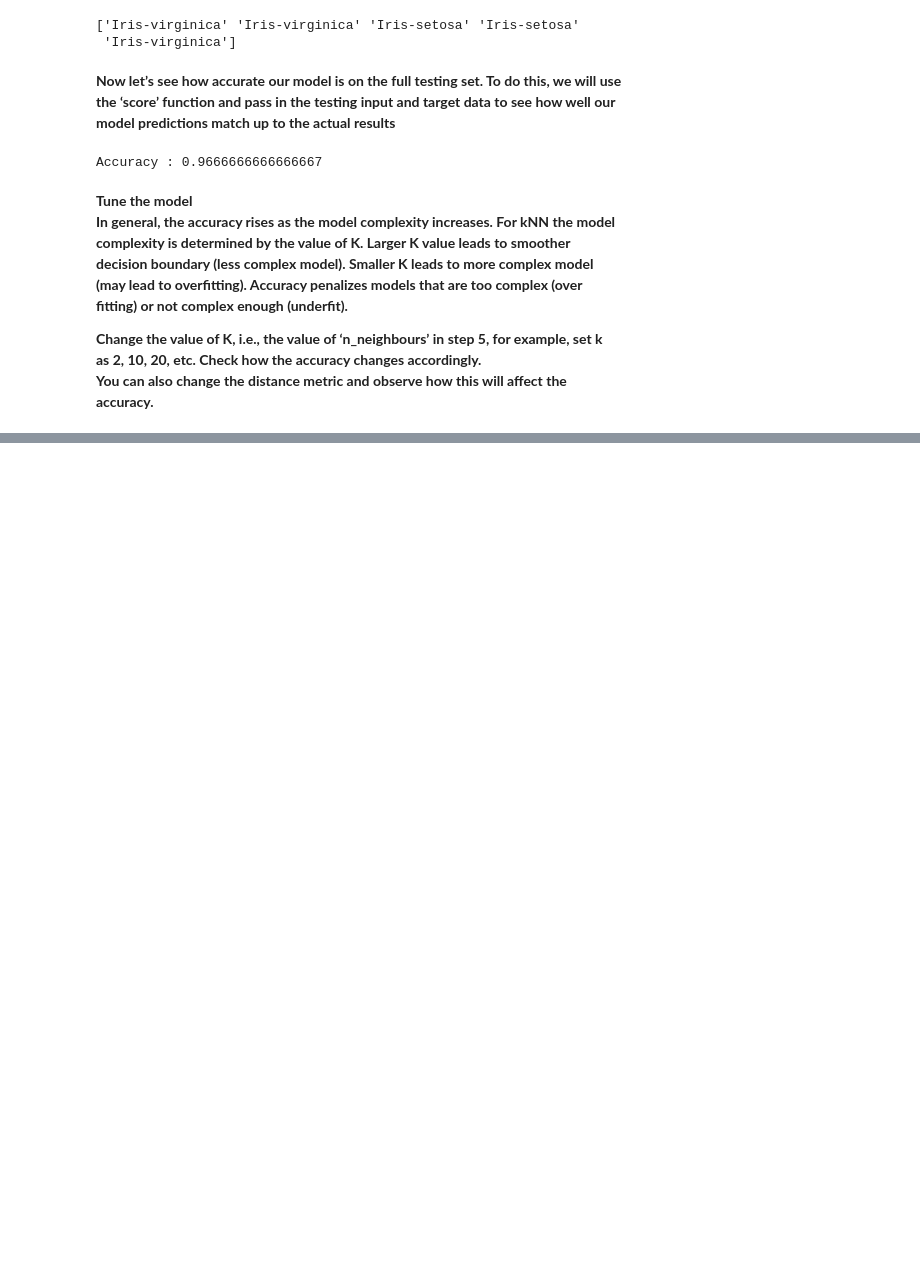
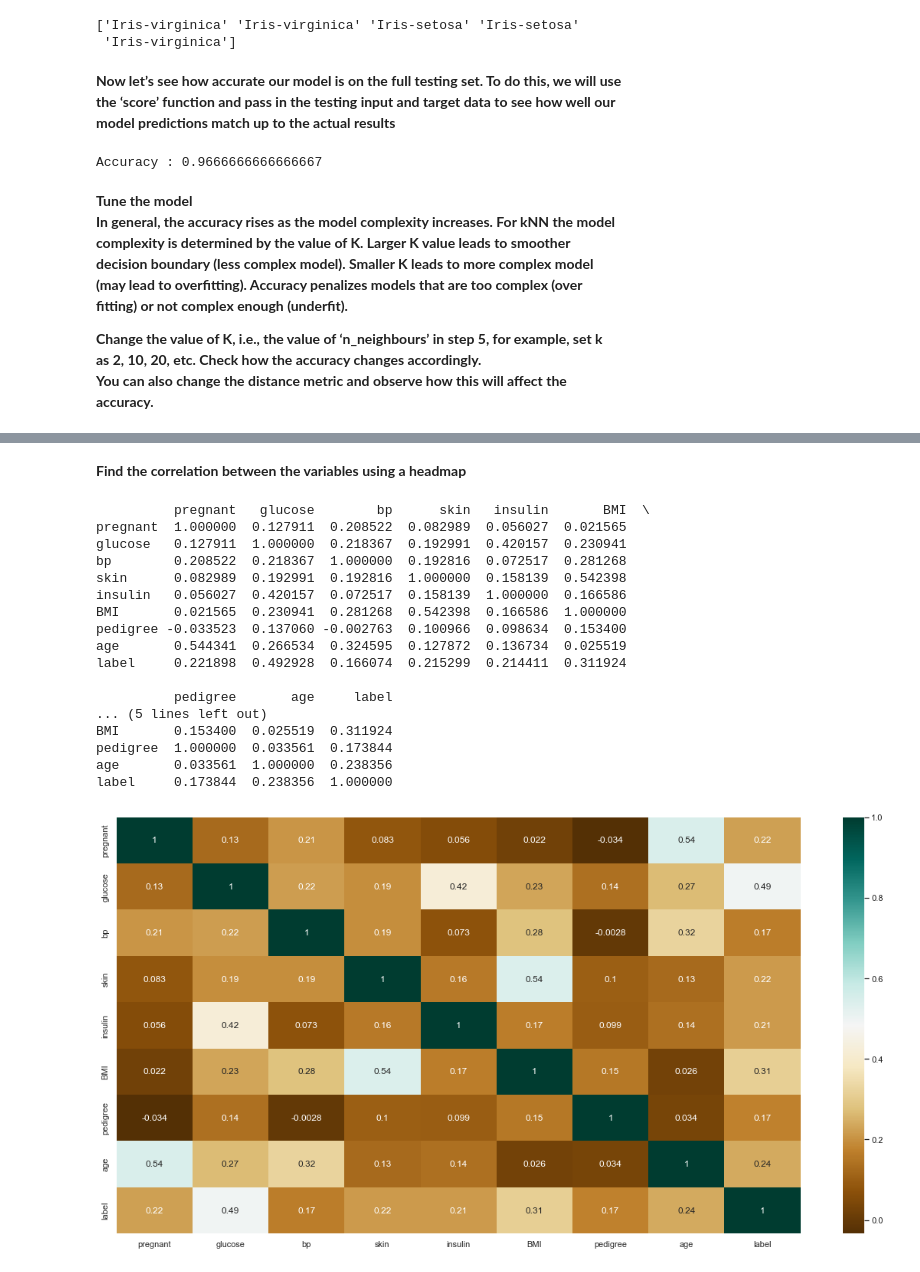
Before and after one commit to JamesDoak/BigDataLabs, a Jupyter notebook: Lab08/Jupyter_Notebook/Lab8Book.ipynb, the cells around one changed output, grey strips where cells are left out. Saved outputs shown, nothing was run; the diff lists cells and outputs as text; code cells hidden in the pictures; blank space fills up the shorter version.

```diff
--- a/Lab08/Jupyter_Notebook/Lab8Book.ipynb
+++ b/Lab08/Jupyter_Notebook/Lab8Book.ipynb
@@ -171,0 +182,14 @@ accuracy.**
+# %%
+import numpy as np
+import pandas as pd
+#import the decision tree
+from sklearn.tree import DecisionTreeClassifier
+#import the train test split function
+from sklearn.model_selection import train_test_split
+#import the metrics model for accuracy calcs
+from sklearn import metrics
+
+#load the diabetes file and show the output
+df2 = pd.read_csv("diabetes_with_head.csv")
+print(df2.shape)
+df2.head()
@@ -171,0 +284,18 @@ accuracy.**
+# %%
+#count the number of missing values of those columns
+print((df2[["glucose", "bp", "skin", "insulin", "BMI"]] == 0).sum())
+
+# mark the zero values with NaN
+df2[["glucose", "bp", "skin", "insulin", "BMI"]] = df2[["glucose", "bp", "skin", "insulin", "BMI"]].replace(0, np.NaN)
+
+#check the number of NaN's in each column
+print(df2.isnull().sum())
+#print the first 10 rows
+print(df2.head(10))
+
+#fill the missing values with the mean
+df2.fillna(df2.mean(), inplace=True)
+#check if there are still any NaN's
+print(df2.isnull().sum())
+#check the imputated datas of the first 10 rows
+print(df2.head(10))
@@ -171,0 +320,26 @@ accuracy.**
+# %% [markdown]
+**Find the correlation between the variables using a headmap**
+# %%
+plt.figure(figsize=(20,10))
+corl= df2.corr()
+sns.heatmap(corl, cmap="BrBG", annot=True)
+print(corl)
+# %% [output]
+          pregnant   glucose        bp      skin   insulin       BMI  \
+pregnant  1.000000  0.127911  0.208522  0.082989  0.056027  0.021565
+glucose   0.127911  1.000000  0.218367  0.192991  0.420157  0.230941
+bp        0.208522  0.218367  1.000000  0.192816  0.072517  0.281268
+skin      0.082989  0.192991  0.192816  1.000000  0.158139  0.542398
+insulin   0.056027  0.420157  0.072517  0.158139  1.000000  0.166586
+BMI       0.021565  0.230941  0.281268  0.542398  0.166586  1.000000
+pedigree -0.033523  0.137060 -0.002763  0.100966  0.098634  0.153400
+age       0.544341  0.266534  0.324595  0.127872  0.136734  0.025519
+label     0.221898  0.492928  0.166074  0.215299  0.214411  0.311924
+
+          pedigree       age     label
+... (5 lines left out)
+BMI       0.153400  0.025519  0.311924
+pedigree  1.000000  0.033561  0.173844
+age       0.033561  1.000000  0.238356
+label     0.173844  0.238356  1.000000
+[figure, added]
```
Also changed, not shown: parts of 34 cells of this notebook, 2 other files.
